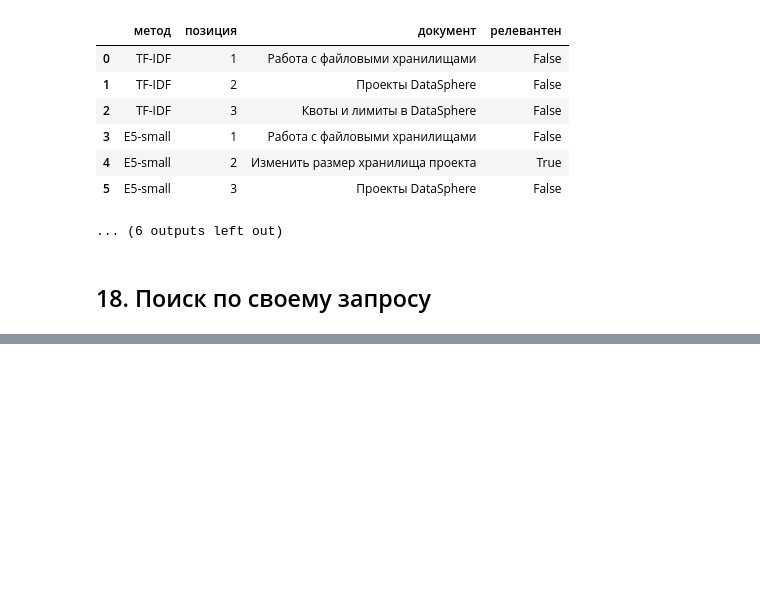
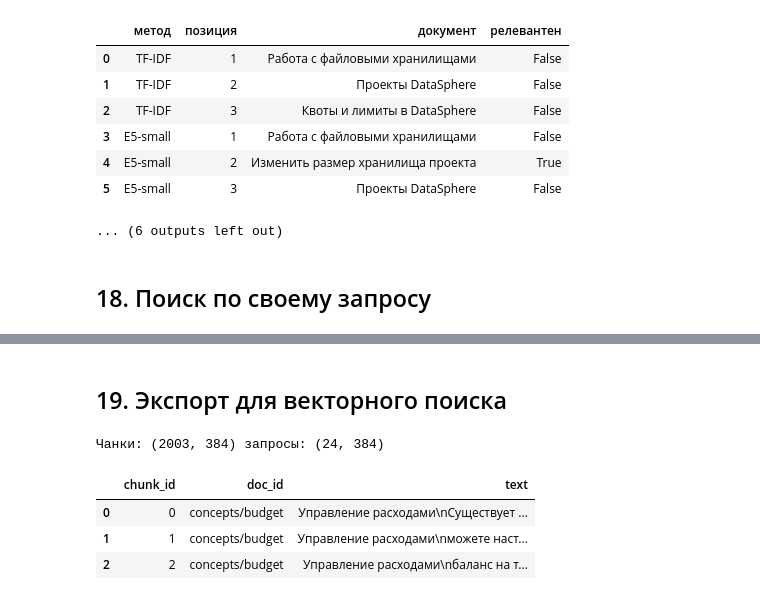
Before and after one commit to FunDuckich/data-science, a Jupyter notebook: task4_sentence_transformers/work/semantic_search.ipynb, the cells around one changed output, grey strips where cells are left out. Drawn from its saved outputs; the diff is of its cells as text; code cells hidden in the pictures; blank space fills up the shorter version.

```diff
--- a/task4_sentence_transformers/work/semantic_search.ipynb
+++ b/task4_sentence_transformers/work/semantic_search.ipynb
@@ -751,3 +751,36 @@ with pd.option_context("display.max_colwidth", 160):
 | 2 | Подключение к хранилищу S3 | 0.867656 | https://yandex.cloud/ru/docs/data... | Подключение к хранилищу S3\nВы мо... |
 | 3 | Работа с заданиями из Visual Stud... | 0.858817 | https://yandex.cloud/ru/docs/data... | Работа с заданиями из Visual Stud... |
 | 4 | Подключение к Яндекс Диску | 0.851504 | https://yandex.cloud/ru/docs/data... | Подключение к Яндекс Диску\nво вк... |
+# %% [markdown]
+## 19. Экспорт для векторного поиска
+# %%
+export = DATA / "vector_search"
+export.mkdir(exist_ok=True)
+export_key = ("E5-small", "окна")
+export_chunks = chunks["окна"].reset_index(drop=True).copy()
+export_chunks.insert(0, "chunk_id", np.arange(len(export_chunks)))
+document_vectors = runs[export_key]["embeddings"].astype(np.float32)
+document_vectors /= np.linalg.norm(document_vectors, axis=1, keepdims=True)
+model = SentenceTransformer(MODEL_IDS["E5-small"], device=DEVICE, local_files_only=True)
+model.max_seq_length = 128
+query_vectors = model.encode(["query: " + q["query"] for q in queries], normalize_embeddings=True, show_progress_bar=False).astype(np.float32)
+np.save(export / "document_vectors.npy", document_vectors)
+np.save(export / "query_vectors.npy", query_vectors)
+export_chunks.to_json(export / "chunks.json", orient="records", force_ascii=False, indent=2)
+(export / "queries.json").write_text(json.dumps(queries, ensure_ascii=False, indent=2), encoding="utf-8")
+metadata = dict(model=MODEL_IDS["E5-small"], max_tokens=128, overlap=0.2, normalized=True, dtype="float32", dimensions=document_vectors.shape[1])
+(export / "metadata.json").write_text(json.dumps(metadata, ensure_ascii=False, indent=2), encoding="utf-8")
+assert len(export_chunks) == len(document_vectors)
+assert len(query_vectors) == len(queries)
+assert np.isfinite(document_vectors).all() and np.isfinite(query_vectors).all()
+print("Чанки:", document_vectors.shape, "запросы:", query_vectors.shape)
+display(export_chunks.head(3))
+del model
+if DEVICE == "cuda":
+    torch.cuda.empty_cache()
+# %% [output]
+Чанки: (2003, 384) запросы: (24, 384)
+|  | chunk_id | doc_id | text |
+| 0 | 0 | concepts/budget | Управление расходами\nСуществует ... |
+| 1 | 1 | concepts/budget | Управление расходами\nможете наст... |
+| 2 | 2 | concepts/budget | Управление расходами\nбаланс на т... |
```
Also changed, not shown: parts of 3 cells of this notebook, 44 other files.
